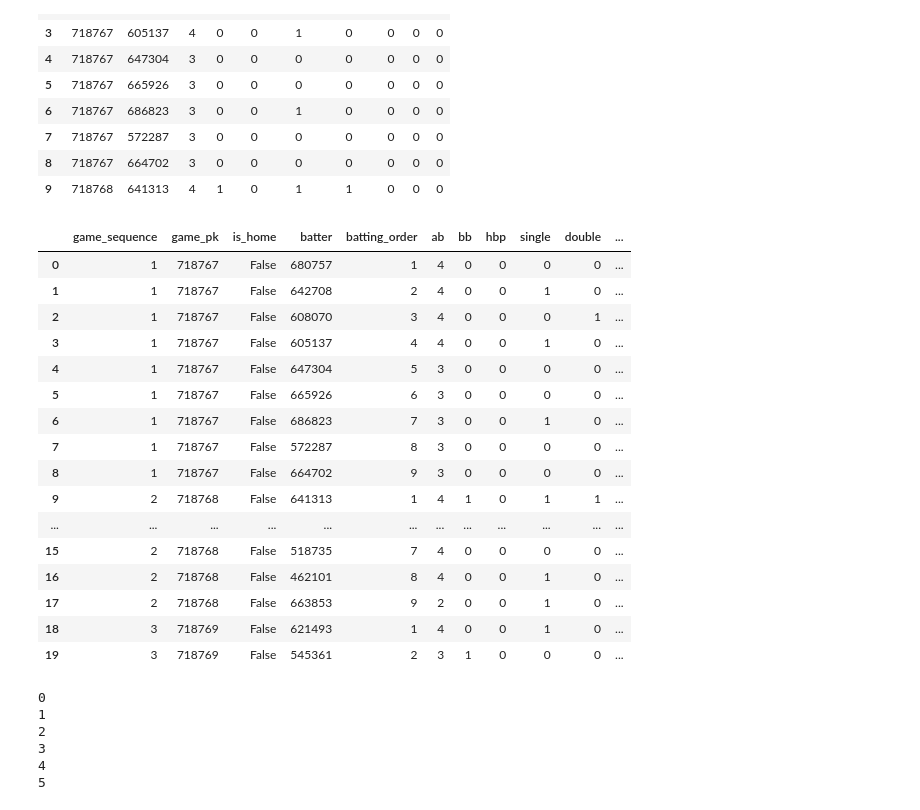
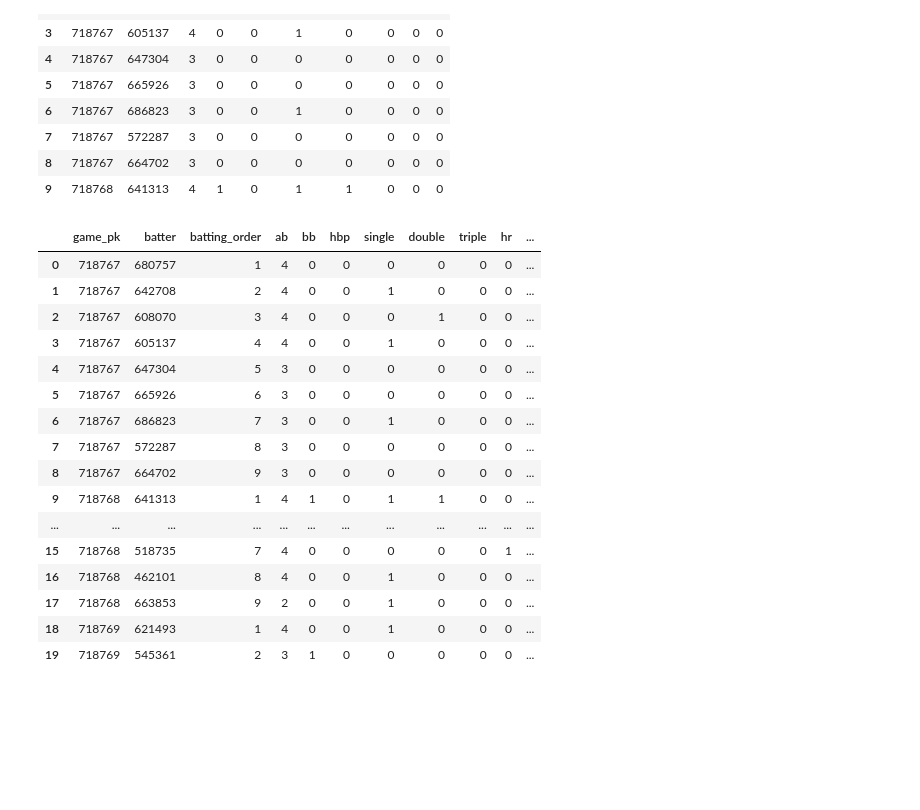
Before and after one commit to Stevey8/MLB-WL-prediction, a Jupyter notebook: cleaning_2023_data.ipynb, the cells around one changed output. Saved outputs shown, nothing was run; the diff lists cells and outputs as text; code cells hidden in the pictures; blank space fills up the shorter version.

Commit message:
batting data cleaned

```diff
--- a/cleaning_2023_data.ipynb
+++ b/cleaning_2023_data.ipynb
@@ -101,41 +119,30 @@ batting_away_lineup.head(10)
 | 8 | 718767 | 664702 | 3 | 0 | 0 | 0 | 0 | 0 | 0 | 0 |
 | 9 | 718768 | 641313 | 4 | 1 | 0 | 1 | 1 | 0 | 0 | 0 |
 # %%
-def clean_batting(df,is_home=True):
-    df.insert(0,'game_sequence',(df.index+9)//9)
-    df.insert(2,'is_home',is_home)
-    df.insert(4,'batting_order',df.index%9+1)
+def clean_batting(df):
+    # df.insert(0,'game_sequence',(df.index+9)//9)
+    # df.insert(2,'is_home',is_home)
+    df.insert(2,'batting_order',df.index%9+1)
     # df = df.groupby(game_pk)
     return df
 # %%
-df_test = clean_batting(batting_away_lineup,is_home=False)
-df_test.head(20)
+cleaning_batting_away = clean_batting(batting_away_lineup)
+cleaning_batting_away.head(20)
 # %% [output]
-|  | game_sequence | game_pk | is_home | batter | batting_order | ab | bb | hbp | single | double | ... |
-| 0 | 1 | 718767 | False | 680757 | 1 | 4 | 0 | 0 | 0 | 0 | ... |
-| 1 | 1 | 718767 | False | 642708 | 2 | 4 | 0 | 0 | 1 | 0 | ... |
-| 2 | 1 | 718767 | False | 608070 | 3 | 4 | 0 | 0 | 0 | 1 | ... |
-| 3 | 1 | 718767 | False | 605137 | 4 | 4 | 0 | 0 | 1 | 0 | ... |
-| 4 | 1 | 718767 | False | 647304 | 5 | 3 | 0 | 0 | 0 | 0 | ... |
-| 5 | 1 | 718767 | False | 665926 | 6 | 3 | 0 | 0 | 0 | 0 | ... |
-| 6 | 1 | 718767 | False | 686823 | 7 | 3 | 0 | 0 | 1 | 0 | ... |
-| 7 | 1 | 718767 | False | 572287 | 8 | 3 | 0 | 0 | 0 | 0 | ... |
-| 8 | 1 | 718767 | False | 664702 | 9 | 3 | 0 | 0 | 0 | 0 | ... |
-| 9 | 2 | 718768 | False | 641313 | 1 | 4 | 1 | 0 | 1 | 1 | ... |
+|  | game_pk | batter | batting_order | ab | bb | hbp | single | double | triple | hr | ... |
+| 0 | 718767 | 680757 | 1 | 4 | 0 | 0 | 0 | 0 | 0 | 0 | ... |
+| 1 | 718767 | 642708 | 2 | 4 | 0 | 0 | 1 | 0 | 0 | 0 | ... |
+| 2 | 718767 | 608070 | 3 | 4 | 0 | 0 | 0 | 1 | 0 | 0 | ... |
+| 3 | 718767 | 605137 | 4 | 4 | 0 | 0 | 1 | 0 | 0 | 0 | ... |
+| 4 | 718767 | 647304 | 5 | 3 | 0 | 0 | 0 | 0 | 0 | 0 | ... |
+| 5 | 718767 | 665926 | 6 | 3 | 0 | 0 | 0 | 0 | 0 | 0 | ... |
+| 6 | 718767 | 686823 | 7 | 3 | 0 | 0 | 1 | 0 | 0 | 0 | ... |
+| 7 | 718767 | 572287 | 8 | 3 | 0 | 0 | 0 | 0 | 0 | 0 | ... |
+| 8 | 718767 | 664702 | 9 | 3 | 0 | 0 | 0 | 0 | 0 | 0 | ... |
+| 9 | 718768 | 641313 | 1 | 4 | 1 | 0 | 1 | 1 | 0 | 0 | ... |
 | ... | ... | ... | ... | ... | ... | ... | ... | ... | ... | ... | ... |
-| 15 | 2 | 718768 | False | 518735 | 7 | 4 | 0 | 0 | 0 | 0 | ... |
-| 16 | 2 | 718768 | False | 462101 | 8 | 4 | 0 | 0 | 1 | 0 | ... |
-| 17 | 2 | 718768 | False | 663853 | 9 | 2 | 0 | 0 | 1 | 0 | ... |
-| 18 | 3 | 718769 | False | 621493 | 1 | 4 | 0 | 0 | 1 | 0 | ... |
-| 19 | 3 | 718769 | False | 545361 | 2 | 3 | 1 | 0 | 0 | 0 | ... |
+| 15 | 718768 | 518735 | 7 | 4 | 0 | 0 | 0 | 0 | 0 | 1 | ... |
+| 16 | 718768 | 462101 | 8 | 4 | 0 | 0 | 1 | 0 | 0 | 0 | ... |
+| 17 | 718768 | 663853 | 9 | 2 | 0 | 0 | 1 | 0 | 0 | 0 | ... |
+| 18 | 718769 | 621493 | 1 | 4 | 0 | 0 | 1 | 0 | 0 | 0 | ... |
+| 19 | 718769 | 545361 | 2 | 3 | 1 | 0 | 0 | 0 | 0 | 0 | ... |
-# %%
-grouped = df_test.groupby('game_pk')
-for i in grouped:
-    for idx, row in i.iterrows():
-# %% [output]
-0
-1
-2
-3
-4
-5
```
Also changed, not shown: parts of 9 cells of this notebook, 1 other file.
